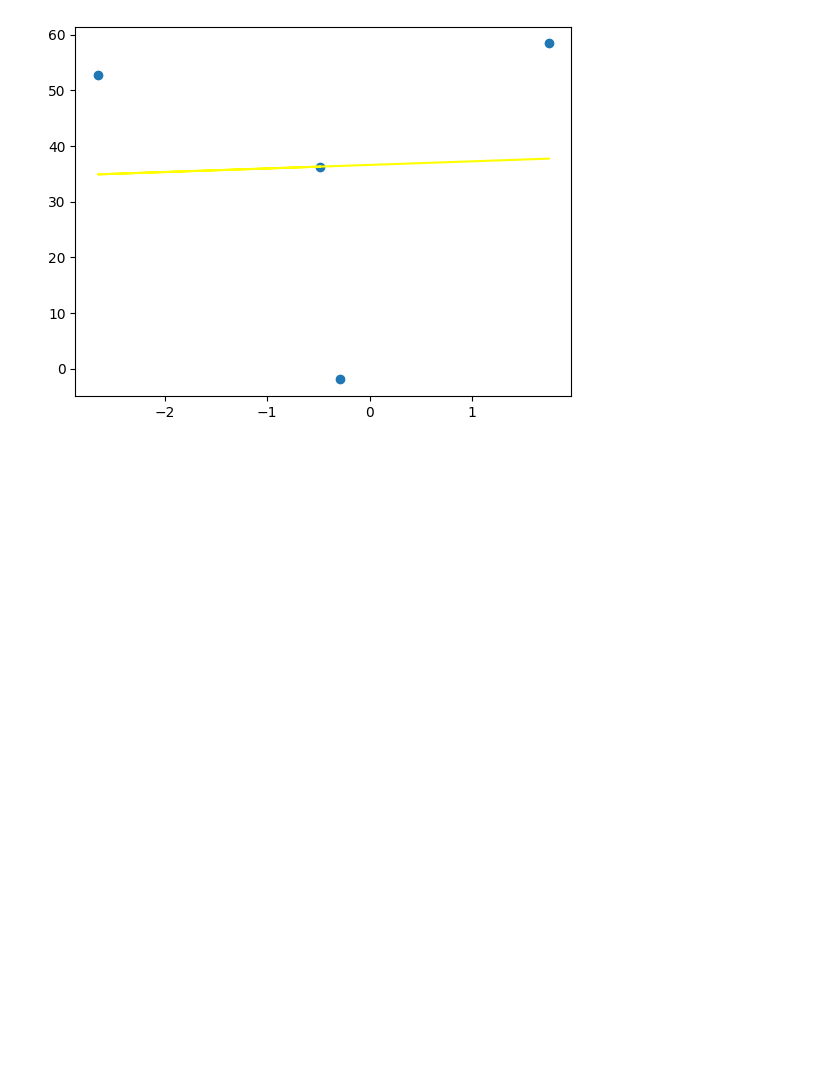
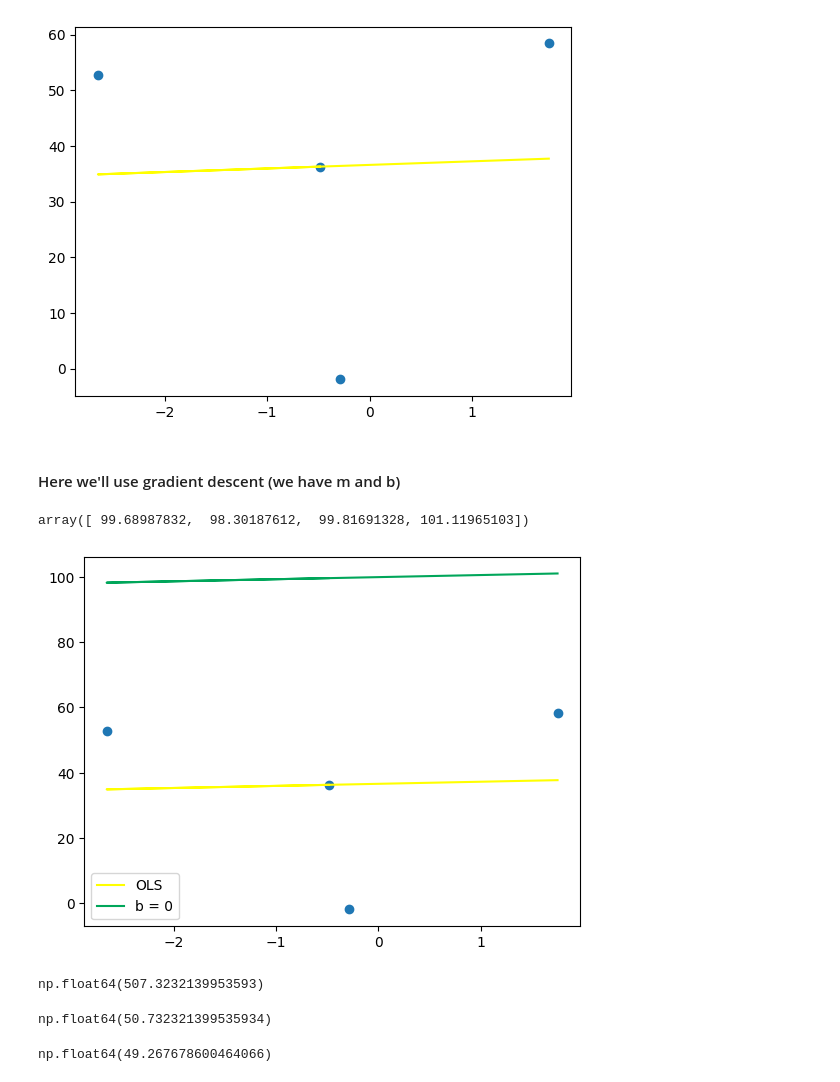
Before and after one commit to varshasharma01/100DaysOfML, a Jupyter notebook: ML22_GradientDescent/GD_overview.ipynb, the cells around one changed output. Cells and saved outputs as stored; diff of their text form; code cells hidden in the pictures; blank space fills up the shorter version.

```diff
--- a/ML22_GradientDescent/GD_overview.ipynb
+++ b/ML22_GradientDescent/GD_overview.ipynb
@@ -47,0 +48,16 @@ plt.plot(X,lr.predict(X),color='yellow')
+# %% [markdown]
+<h4> Here we'll use gradient descent (we have m and b)
+# %%
+y_pred = ((0.64* X) + 100).reshape(4)
+# %%
+y_pred
+# %% [output]
+array([ 99.68987832,  98.30187612,  99.81691328, 101.11965103])
+# %%
+plt.scatter(X,y)
+plt.plot(X,lr.predict(X),color='yellow',label='OLS')
+plt.plot(X,y_pred,color='#00a65a',label='b = 0')
+plt.legend()
+plt.show()
+# %% [output]
+[figure, added]
@@ -47,0 +70,7 @@ plt.plot(X,lr.predict(X),color='yellow')
+# %%
+b = 100
+m = 0.64
+loss_slope = -2 * np.sum(y - m*X.ravel() - b)
+loss_slope
+# %% [output]
+np.float64(507.3232139953593)
@@ -47,0 +79,12 @@ plt.plot(X,lr.predict(X),color='yellow')
+# %%
+l_r = 0.1
+
+step_size = loss_slope*l_r
+step_size
+# %% [output]
+np.float64(50.732321399535934)
+# %%
+b = b - step_size
+b
+# %% [output]
+np.float64(49.267678600464066)
```
Also changed, not shown: parts of 10 cells of this notebook.
